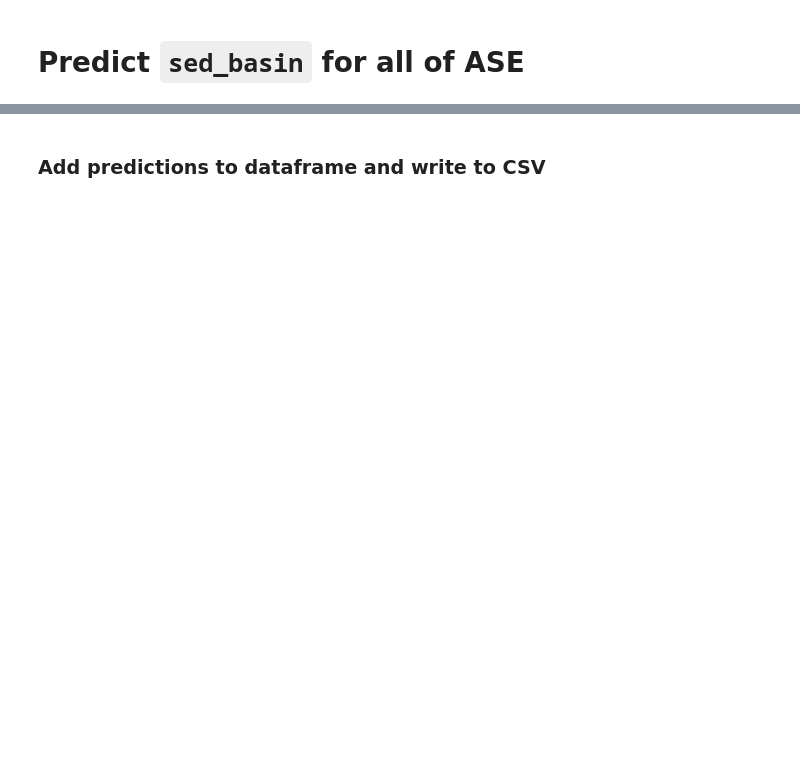
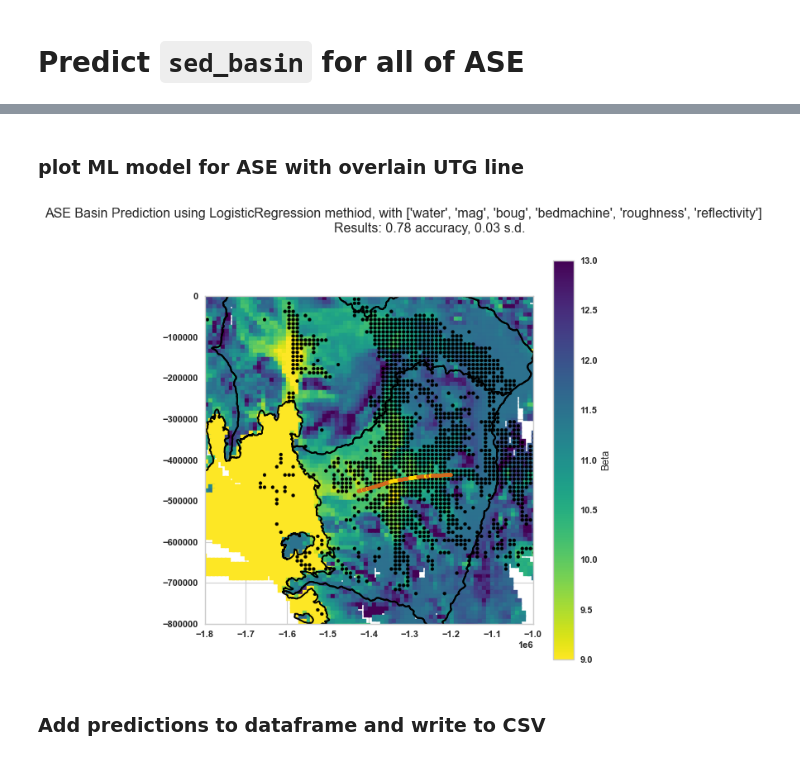
Before and after one commit to porterdf/bedclass, a Jupyter notebook: notebooks/03-basic_ML_UpperThwaites-line.ipynb, the cells around one changed output, grey strips where cells are left out. Drawn from its saved outputs; the diff is of its cells as text; code cells hidden in the pictures; blank space fills up the shorter version.

```diff
--- a/notebooks/03-basic_ML_UpperThwaites-line.ipynb
+++ b/notebooks/03-basic_ML_UpperThwaites-line.ipynb
@@ -146,3 +138,79 @@ plt.ylim(-0.8e6, -0e6)
+# %%
+from bedclass.custom_funcs import predict_csv
+
+infile = os.path.join(get_project_root(), 'data', 'interim/Sample_ASE_antgg3.csv')
+
+df_ASE_pred = predict_csv(classifier, infile, feature_cols, model_plots_maps=False)
+# %% [markdown]
+### plot ML model for ASE with overlain UTG line
+# %%
+var_plot = 'beta'
+
+if var_plot == 'beta':
+    my_label = 'Beta'
+    my_vmin = 9
+    my_vmax = 13
+    my_cmap = 'viridis_r'
+elif var_plot == 'boug':
+    my_label = 'Bouguer Anamoly [mGal]'
+    my_vmin = -60
+    my_vmax = 80
+    my_cmap = 'Spectral'
+elif var_plot == 'bedmachine':
+    my_label = 'Bedmachine [masl]'
+    my_vmin = -1500
+    my_vmax = 1000
+    my_cmap = 'terrain'
+elif var_plot == 'roughness':
+    my_label = 'Roughness'
+    my_vmin = 0
+    my_vmax = 2000
+    my_cmap = 'magma'
+else:
+    my_label = var_plot
+    my_vmin = df_ASE_pred[var_plot].min()
+    my_vmax = df_ASE_pred[var_plot].max()
+    my_cmap = 'viridis'
+
+shapefile = read_shapefile(os.path.join(get_project_root(), 'data/external/ASE_catchments+GL_3031.shp'))
+
+
+fig, ax = plt.subplots(figsize=(8, 8), dpi=80)
+ax.set_aspect('equal')
+
+shapefile.boundary.plot(ax=ax, edgecolor='black')
+
+plt.scatter(df_ASE_pred['X'], df_ASE_pred['Y'], c=df_ASE_pred[var_plot],
+            vmin=my_vmin, vmax=my_vmax,
+            marker=',',
+            cmap=my_cmap)
+plt.colorbar(label=my_label)
+
+color_null = '#FF000000'  # 'chocolate'  'grey', '#FF000000'
+color_basin = 'black'   #, 'gold' , 'black'
+colors= [color_null if l == 0 else color_basin for l in df_ASE_pred['predicted_class']]
+plt.scatter(df_ASE_pred['X'], df_ASE_pred['Y'], c=colors, #df_ASE_pred['predicted_class'],
+            marker='.',
+#             alpha=0.5,
+#             cmap=cmap,
+            edgecolors=None)
+
+color_null = 'chocolate'  # 'chocolate'  'grey'
+color_basin = 'gold'   #, 'gold' , 'black'
+colors= [color_null if l == 0 else color_basin for l in df['predicted_class']]
+plt.scatter(df.PSX, df.PSY, c=colors,
+            marker='.', edgecolors=None)
+
+plt.xlim(-1.8e6, -1e6)
+plt.ylim(-0.8e6, -0e6)
+
+plt.suptitle(f"ASE Basin Prediction using {ML_model} methiod, with {feature_cols}\n \
+             Results: {scores.mean():.2f} accuracy, {scores.std():.2f} s.d.")
+
+fileout = f'figs/mapplot_ASE_ypred_{feature_char}_{var_plot}_UTGline.png'
+plt.savefig(fileout)
+# %% [output]
+[figure, added]
 # %% [markdown]
 ### Add predictions to dataframe and write to CSV
 # %%
```
Also changed, not shown: parts of 14 cells of this notebook, 31 other files.
